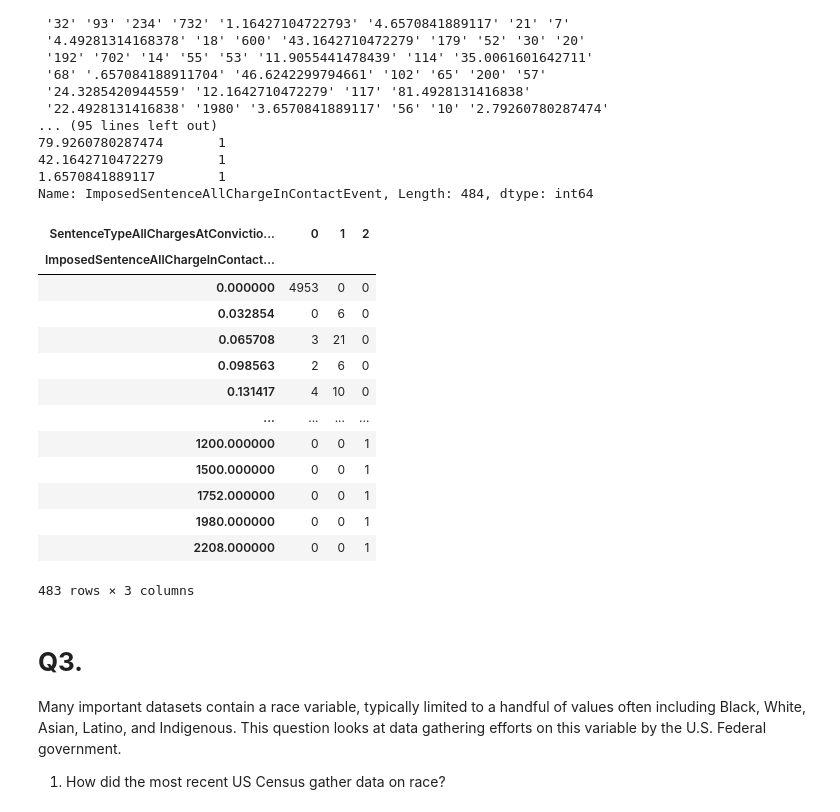
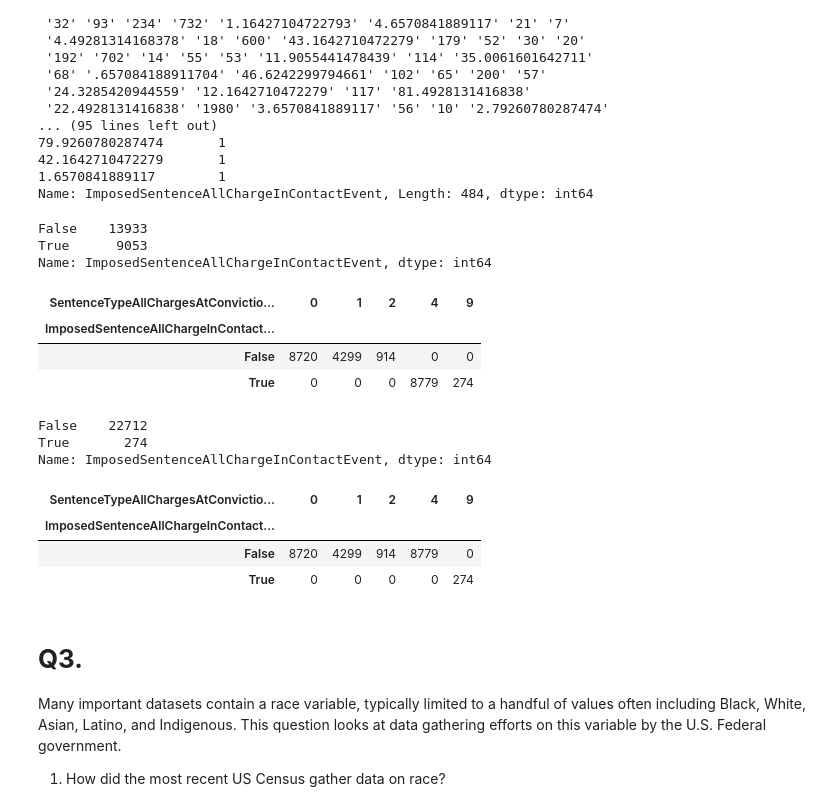
Before and after one commit to rvt9bx/DS3001wrangling, a Jupyter notebook: assignment/assignment.ipynb, the cells around one changed output. Saved outputs shown, nothing was run; the diff lists cells and outputs as text; code cells hidden in the pictures.

```diff
--- a/assignment/assignment.ipynb
+++ b/assignment/assignment.ipynb
@@ -238,27 +238,42 @@ print(tdf[var4].value_counts()) # tells me there are a lot of empty space or 0 v
 1.6570841889117        1
 Name: ImposedSentenceAllChargeInContactEvent, Length: 484, dtype: int64
 # %%
-# coerce to numeric
+# clean up
 
-tdf[var4] = pd.to_numeric(tdf[var4],errors='coerce')
+tdf[var4] = pd.to_numeric(tdf[var4],errors='coerce') # coerce to numeric
+
+# explore sentence type variable to see why there are missing values
+var4_null = tdf[var4].isnull()
+print(var4_null.value_counts()) # tells me there are 9053 missing values
 
 var5 = 'SentenceTypeAllChargesAtConvictionInContactEvent'
-pd.crosstab(tdf[var4], tdf[var5])
+pd.crosstab(var4_null, tdf[var5]) # tells me all the missing values are either 4=other/dismissed, or 9=not applicable
 # %% [output]
+False    13933
+True      9053
+Name: ImposedSentenceAllChargeInContactEvent, dtype: int64
-| SentenceTypeAllChargesAtConvictio... | 0 | 1 | 2 |
-| ImposedSentenceAllChargeInContact... |  |  |  |
-| 0.000000 | 4953 | 0 | 0 |
-| 0.032854 | 0 | 6 | 0 |
-| 0.065708 | 3 | 21 | 0 |
-| 0.098563 | 2 | 6 | 0 |
-| 0.131417 | 4 | 10 | 0 |
-| ... | ... | ... | ... |
-| 1200.000000 | 0 | 0 | 1 |
-| 1500.000000 | 0 | 0 | 1 |
-| 1752.000000 | 0 | 0 | 1 |
-| 1980.000000 | 0 | 0 | 1 |
-| 2208.000000 | 0 | 0 | 1 |
+| SentenceTypeAllChargesAtConvictio... | 0 | 1 | 2 | 4 | 9 |
+| ImposedSentenceAllChargeInContact... |  |  |  |  |  |
+| False | 8720 | 4299 | 914 | 0 | 0 |
+| True | 0 | 0 | 0 | 8779 | 274 |
-483 rows × 3 columns
+# %%
+# thus I will change the missing values with var5==4 to 0, because they spent their imposed sentence was nothing
+# I will change the missing values with var5==9 to nan, because they are actually missing / unknown
+tdf[var4].mask(tdf[var5]==4,0, inplace=True)
+tdf[var4].mask(tdf[var5]==9,np.nan, inplace=True)
+
+# check work
+var4_null_new = tdf[var4].isnull()
+print(var4_null_new.value_counts())
+pd.crosstab(var4_null_new, tdf[var5]) # now there are only 274 missing which were actually missing / var5 == 9
+# %% [output]
+False    22712
+True       274
+Name: ImposedSentenceAllChargeInContactEvent, dtype: int64
+| SentenceTypeAllChargesAtConvictio... | 0 | 1 | 2 | 4 | 9 |
+| ImposedSentenceAllChargeInContact... |  |  |  |  |  |
+| False | 8720 | 4299 | 914 | 8779 | 0 |
+| True | 0 | 0 | 0 | 0 | 274 |
 # %% [markdown]
 # **Q3.**
 Many important datasets contain a race variable, typically limited to a handful of values often including Black, White, Asian, Latino, and Indigenous. This question looks at data gathering efforts on this variable by the U.S. Federal government.
```
Also changed, not shown: parts of 1 cell of this notebook.
